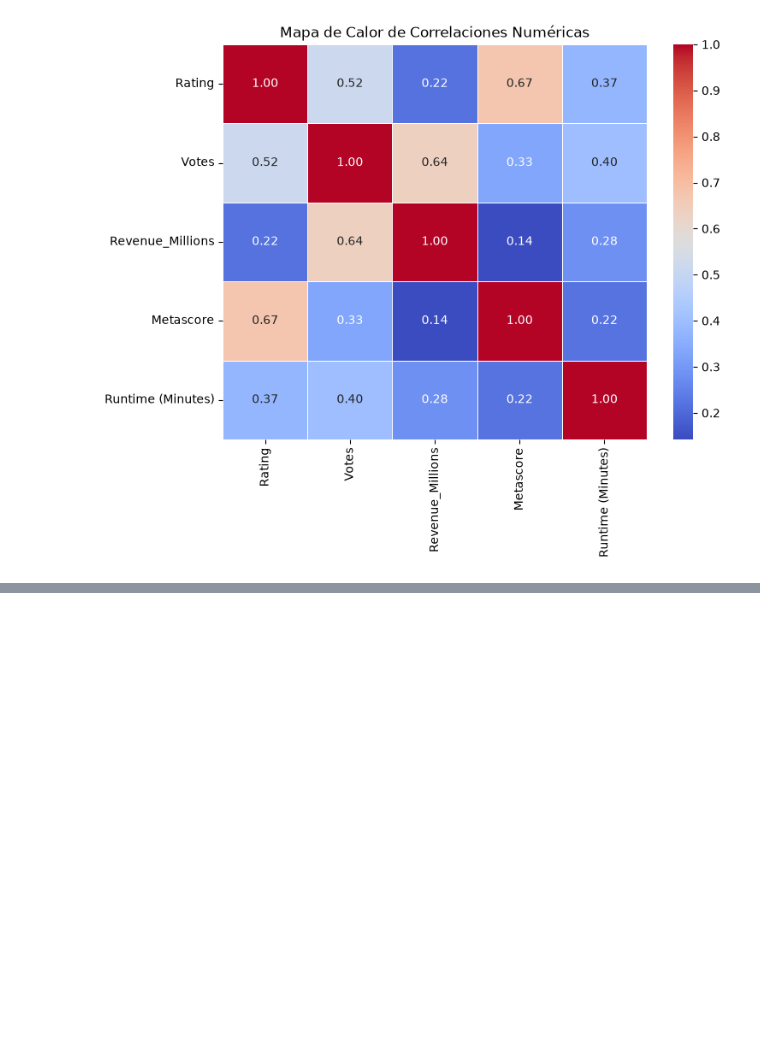
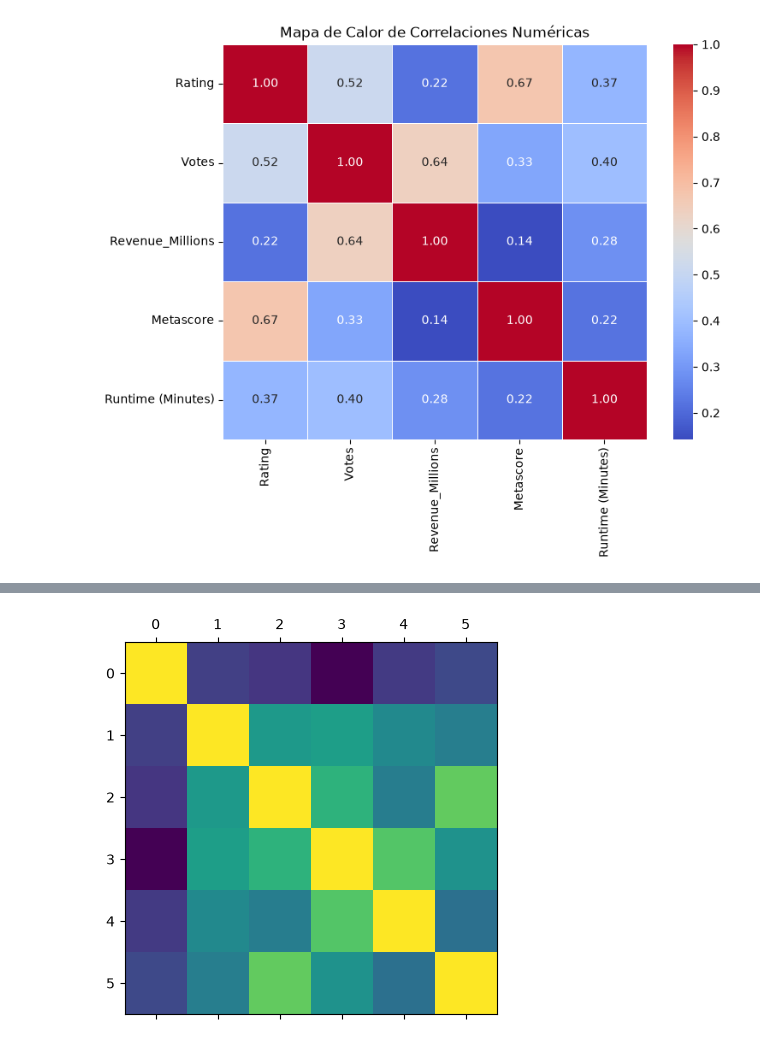
Before and after one commit to estudiante-jean1234578910/pandas, a Jupyter notebook: pnds.ipynb, the cells around one changed output, grey strips where cells are left out. Drawn from its saved outputs; the diff is of its cells as text; code cells hidden in the pictures; blank space fills up the shorter version.

```diff
--- a/pnds.ipynb
+++ b/pnds.ipynb
@@ -370,0 +430,3 @@ plt.show()
+# %%
+df = df.rename(columns = {'Runtime (Minutes)':'Runtime_Minutes'})
+df.columns
@@ -370,0 +437,3 @@ plt.show()
+# %%
+df_corr = df[['Year', 'Runtime_Minutes', 'Rating', 'Votes', 'Revenue_Millions', 'Metascore']].corr()
+df_corr
@@ -370,0 +448,5 @@ plt.show()
+# %%
+plt.matshow(df_corr)
+plt.show()
+# %% [output]
+[figure, added]
```
Also changed, not shown: parts of 12 cells of this notebook.
